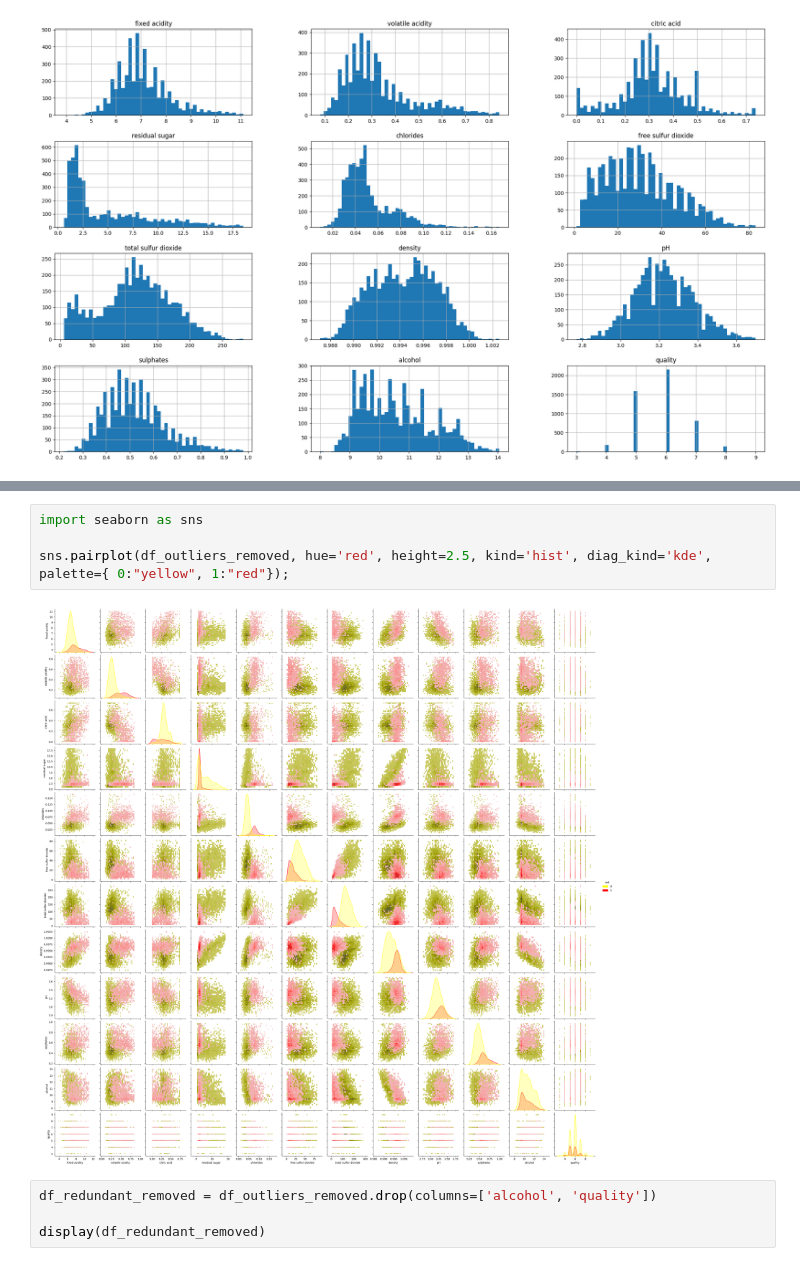
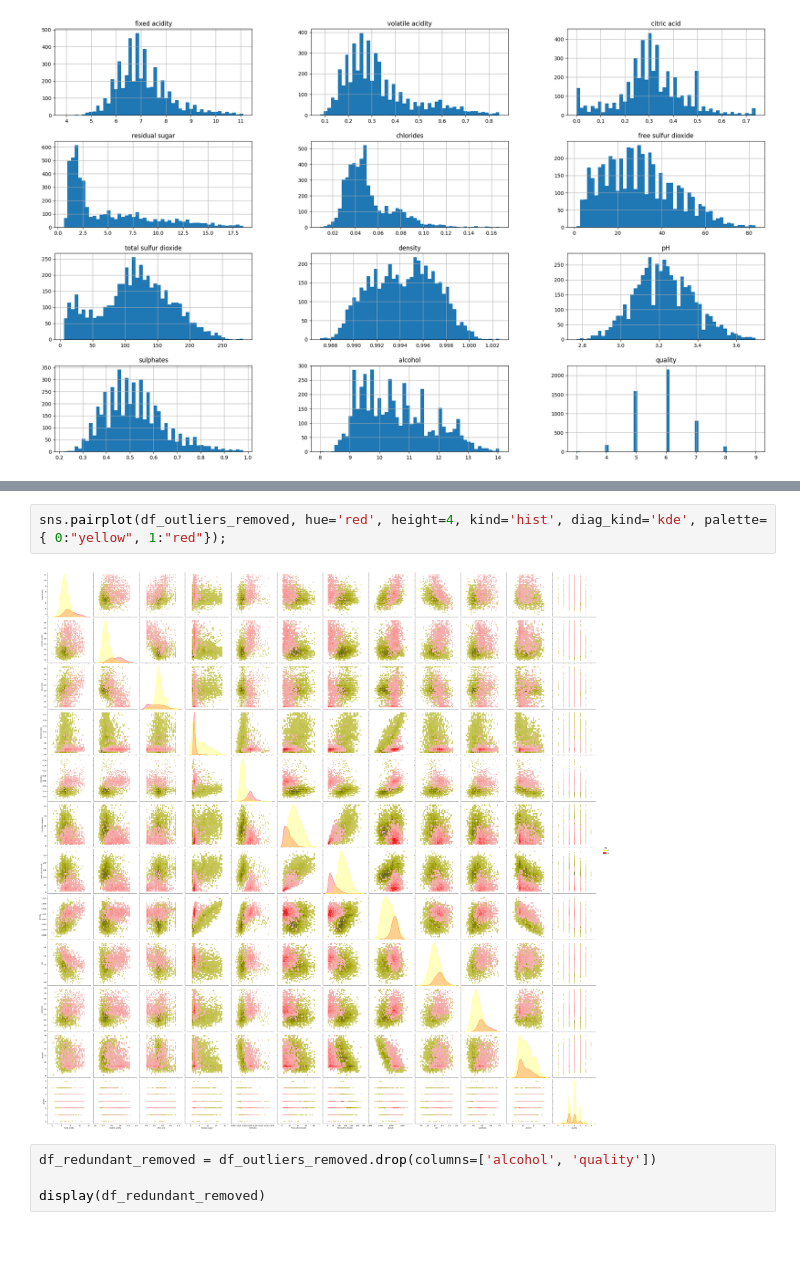
Before and after one commit to Jomaxims/deep-learning-systems, a Jupyter notebook: deep_learning_systems.ipynb, the cells around one changed output, grey strips where cells are left out. Drawn from its saved outputs; the diff is of its cells as text.

```diff
--- a/deep_learning_systems.ipynb
+++ b/deep_learning_systems.ipynb
@@ -195,9 +187,7 @@ df_outliers_removed.corr()
 # %%
-import seaborn as sns
-
-sns.pairplot(df_outliers_removed, hue='red', height=2.5, kind='hist', diag_kind='kde', palette={ 0:"yellow", 1:"red"});
+sns.pairplot(df_outliers_removed, hue='red', height=4, kind='hist', diag_kind='kde', palette={ 0:"yellow", 1:"red"});
 # %% [output]
-[figure, old version]
+[figure, new version]
 # %%
 df_redundant_removed = df_outliers_removed.drop(columns=['alcohol', 'quality'])
 
```
Also changed, not shown: parts of 6 cells of this notebook.
